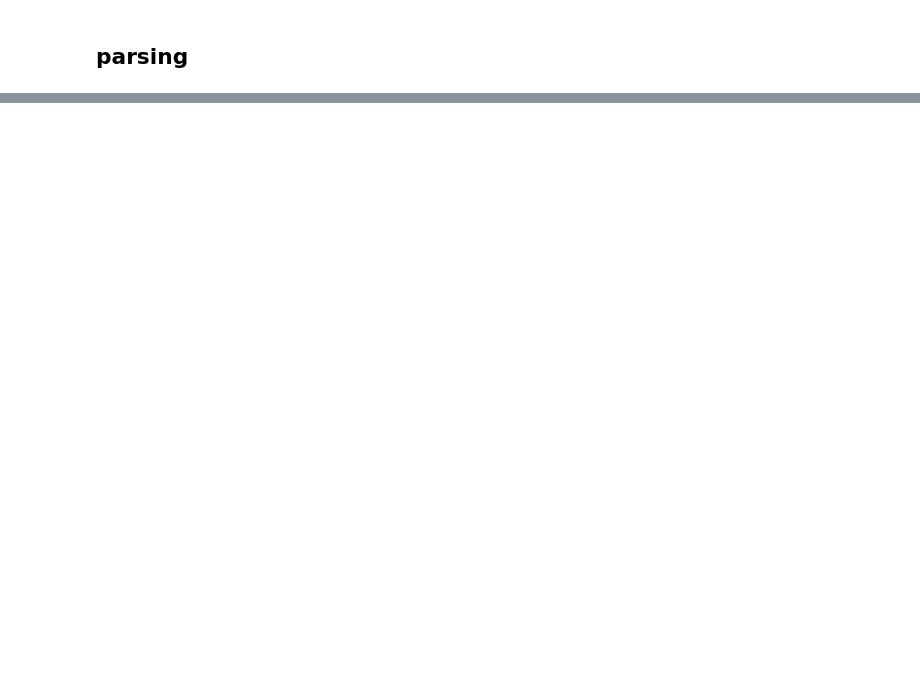
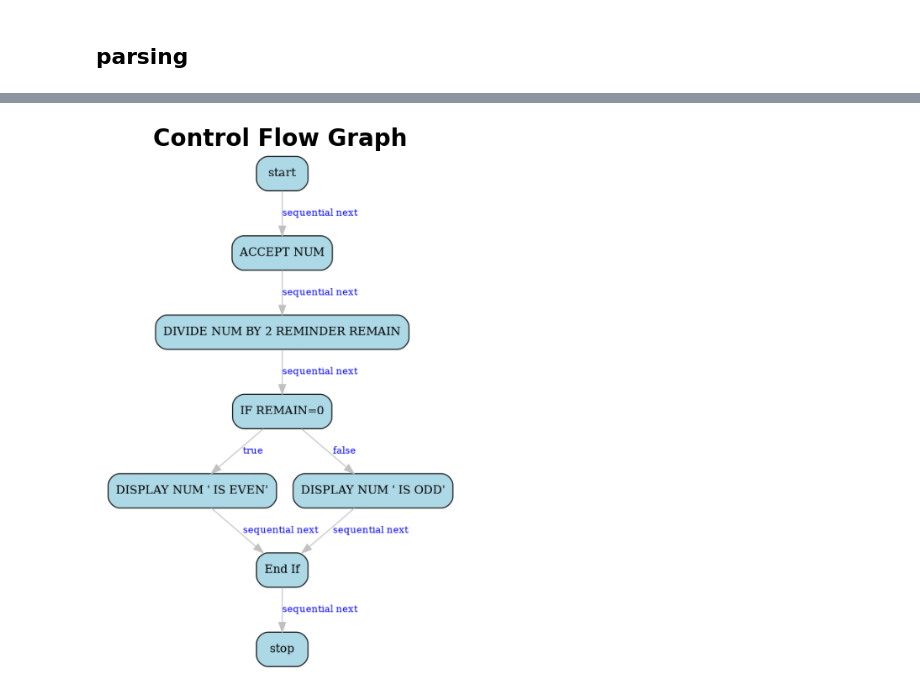
Before and after one commit to locchh/lr4lg, a Jupyter notebook: notebooks/full_workflow.ipynb, the cells around one changed output, grey strips where cells are left out. Saved outputs shown, nothing was run; the diff lists cells and outputs as text; code cells hidden in the pictures; blank space fills up the shorter version.

```diff
--- a/notebooks/full_workflow.ipynb
+++ b/notebooks/full_workflow.ipynb
@@ -10,0 +104,23 @@
+# %%
+import matplotlib.pyplot as plt
+import matplotlib.image as mpimg
+
+# Load the image
+img = mpimg.imread('cfg.png')  # Replace with your image path
+
+# Create a figure with a specified size
+plt.figure(figsize=(10, 8))
+
+# Display the image with a fancy colormap (optional)
+plt.imshow(img, cmap='viridis')  # You can change 'viridis' to any other colormap
+
+# Add a title to the image
+plt.title('Control Flow Graph', fontsize=20, fontweight='bold')
+
+# Hide the axes for a cleaner look
+plt.axis('off')
+
+# Show the image
+plt.show()
+# %% [output]
+[figure, added]
```
Also changed, not shown: parts of 17 cells of this notebook, 8 other files.
